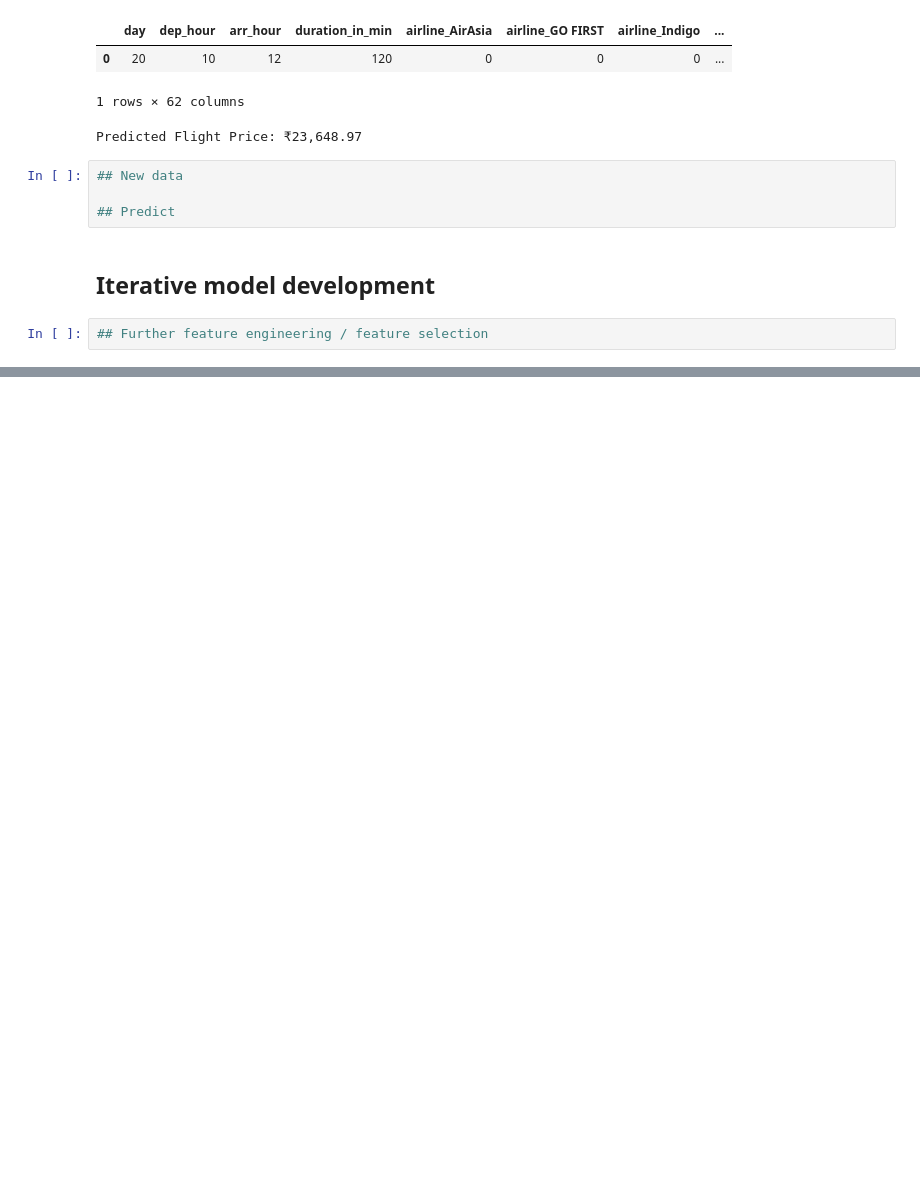
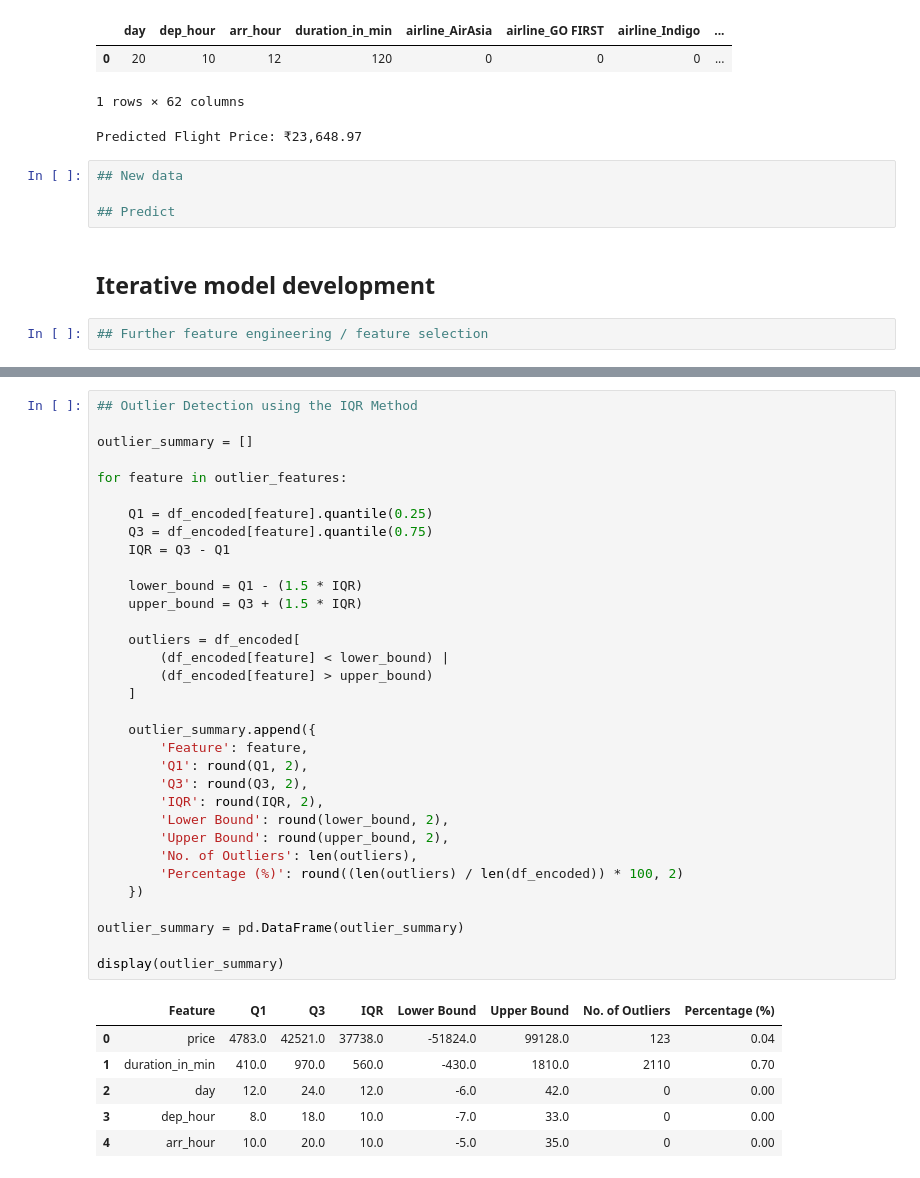
Before and after one commit to trishhh23/mldp, a Jupyter notebook: MLDP Program Codes Submission Template.ipynb, the cells around one changed output, grey strips where cells are left out. Drawn from its saved outputs; the diff is of its cells as text; blank space fills up the shorter version.

```diff
--- a/MLDP Program Codes Submission Template.ipynb
+++ b/MLDP Program Codes Submission Template.ipynb
@@ -1183,0 +1287,40 @@ Predicted Flight Price: ₹23,648.97
+# %%
+## Outlier Detection using the IQR Method
+
+outlier_summary = []
+
+for feature in outlier_features:
+
+    Q1 = df_encoded[feature].quantile(0.25)
+    Q3 = df_encoded[feature].quantile(0.75)
+    IQR = Q3 - Q1
+
+    lower_bound = Q1 - (1.5 * IQR)
+    upper_bound = Q3 + (1.5 * IQR)
+
+    outliers = df_encoded[
+        (df_encoded[feature] < lower_bound) |
+        (df_encoded[feature] > upper_bound)
+    ]
+
+    outlier_summary.append({
+        'Feature': feature,
+        'Q1': round(Q1, 2),
+        'Q3': round(Q3, 2),
+        'IQR': round(IQR, 2),
+        'Lower Bound': round(lower_bound, 2),
+        'Upper Bound': round(upper_bound, 2),
+        'No. of Outliers': len(outliers),
+        'Percentage (%)': round((len(outliers) / len(df_encoded)) * 100, 2)
+    })
+
+outlier_summary = pd.DataFrame(outlier_summary)
+
+display(outlier_summary)
+# %% [output]
+|  | Feature | Q1 | Q3 | IQR | Lower Bound | Upper Bound | No. of Outliers | Percentage (%) |
+| 0 | price | 4783.0 | 42521.0 | 37738.0 | -51824.0 | 99128.0 | 123 | 0.04 |
+| 1 | duration_in_min | 410.0 | 970.0 | 560.0 | -430.0 | 1810.0 | 2110 | 0.70 |
+| 2 | day | 12.0 | 24.0 | 12.0 | -6.0 | 42.0 | 0 | 0.00 |
+| 3 | dep_hour | 8.0 | 18.0 | 10.0 | -7.0 | 33.0 | 0 | 0.00 |
+| 4 | arr_hour | 10.0 | 20.0 | 10.0 | -5.0 | 35.0 | 0 | 0.00 |
```
Also changed, not shown: parts of 12 cells of this notebook.
